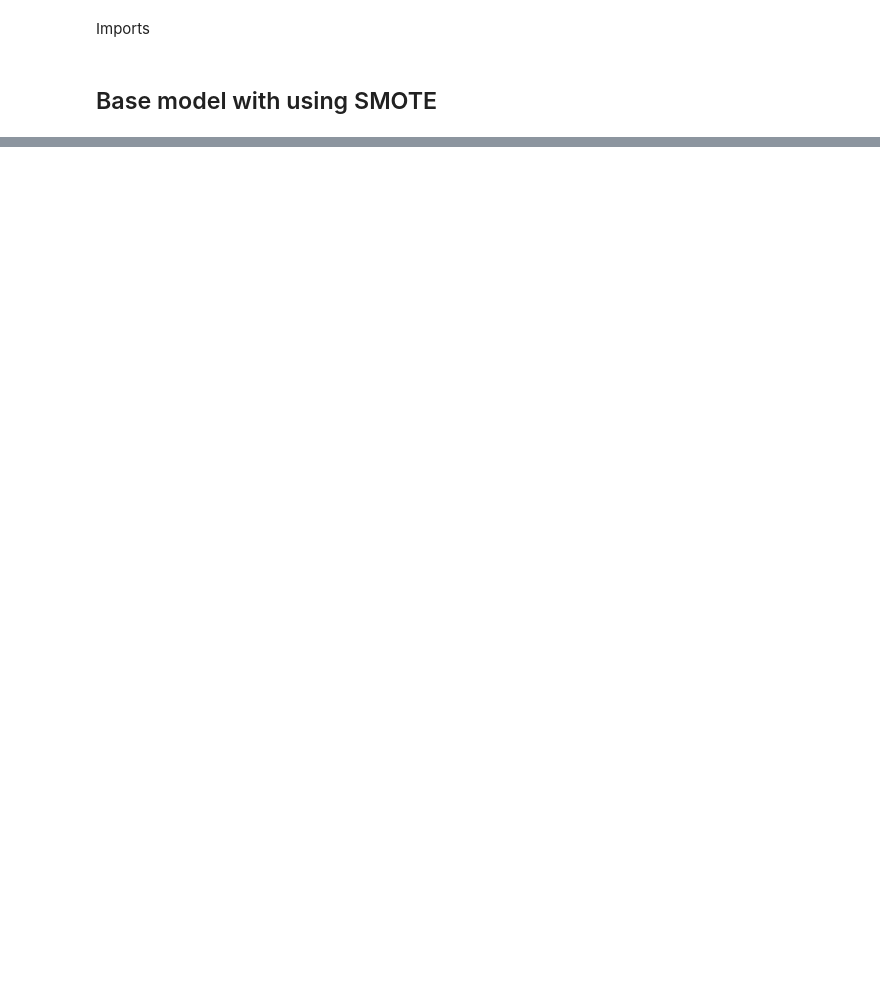
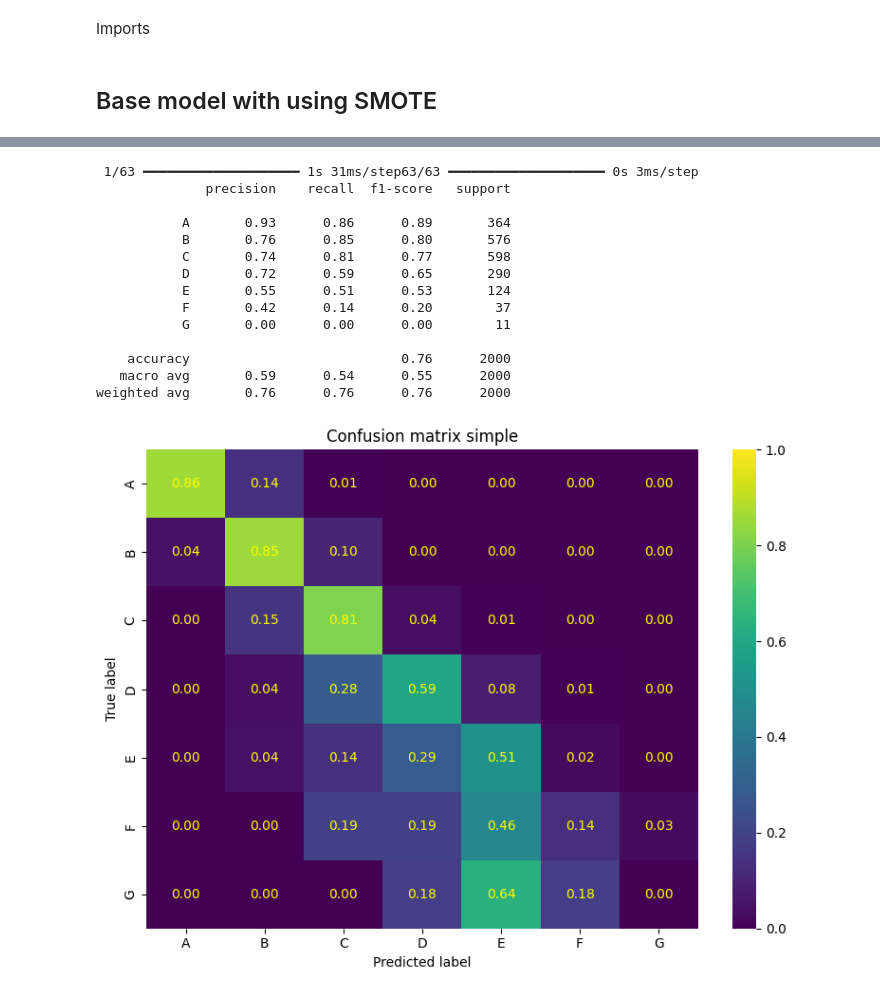
Before and after one commit to tpeter002/machinelearning-tuw, a Jupyter notebook: EX1/loan/model_loan_mlp.ipynb, the cells around one changed output, grey strips where cells are left out. Drawn from its saved outputs; the diff is of its cells as text; code cells hidden in the pictures; blank space fills up the shorter version.

```diff
--- a/EX1/loan/model_loan_mlp.ipynb
+++ b/EX1/loan/model_loan_mlp.ipynb
@@ -90,0 +217,59 @@ ValueError: Invalid dtype: object
+# %%
+training_data = pd.read_csv("loan-10k.lrn.csv")
+training_data = preprocess_loan_features(training_data)
+
+X_train, X_val, y_train, y_val = prepare_loan_train_test(training_data, scale=True)
+# %%
+early_stopper = EarlyStopping(
+    monitor='val_loss',
+    patience=10,
+    restore_best_weights=True
+)
+
+def build_model(input_dim, n_classes):
+    model = Sequential([
+        Input(shape=(input_dim,)),
+        Dense(128, activation='relu'),
+        Dropout(0.1),
+        Dense(n_classes, activation='softmax'),
+    ])
+    model.compile(
+        optimizer='adam',
+        loss='sparse_categorical_crossentropy',
+        metrics=['accuracy']
+    )
+    return model
+
+base_model = build_model(X_train.shape[1], n_classes=n_classes)
+
+history = base_model.fit(
+    X_train,
+    y_train_enc,
+    epochs=500,
+    batch_size=32,
+    validation_data=(X_val, y_val_enc),
+    callbacks=[early_stopper],
+    verbose=0
+)
+# %%
+y_pred_enc = base_model.predict(X_val).argmax(axis=1)
+y_pred_str = le.inverse_transform(y_pred_enc)
+y_val_str  = le.inverse_transform(y_val_enc)
+
+get_results(y_val_str, y_pred_str, target_names=target_names, plot_cm=True)
+# %% [output]
+ 1/63 ━━━━━━━━━━━━━━━━━━━━ 1s 31ms/step63/63 ━━━━━━━━━━━━━━━━━━━━ 0s 3ms/step
+              precision    recall  f1-score   support
+
+           A       0.93      0.86      0.89       364
+           B       0.76      0.85      0.80       576
+           C       0.74      0.81      0.77       598
+           D       0.72      0.59      0.65       290
+           E       0.55      0.51      0.53       124
+           F       0.42      0.14      0.20        37
+           G       0.00      0.00      0.00        11
+
+    accuracy                           0.76      2000
+   macro avg       0.59      0.54      0.55      2000
+weighted avg       0.76      0.76      0.76      2000
+[figure, added]
```
Also changed, not shown: parts of 15 cells of this notebook, 5 other files.
